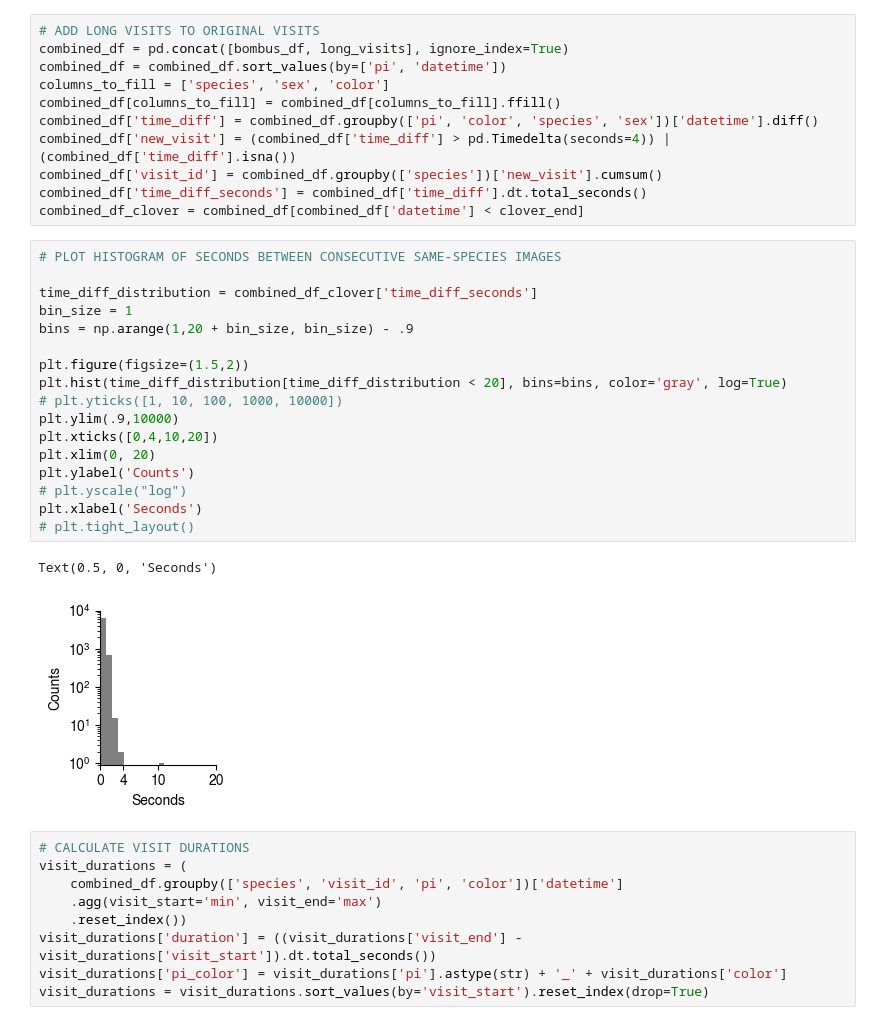
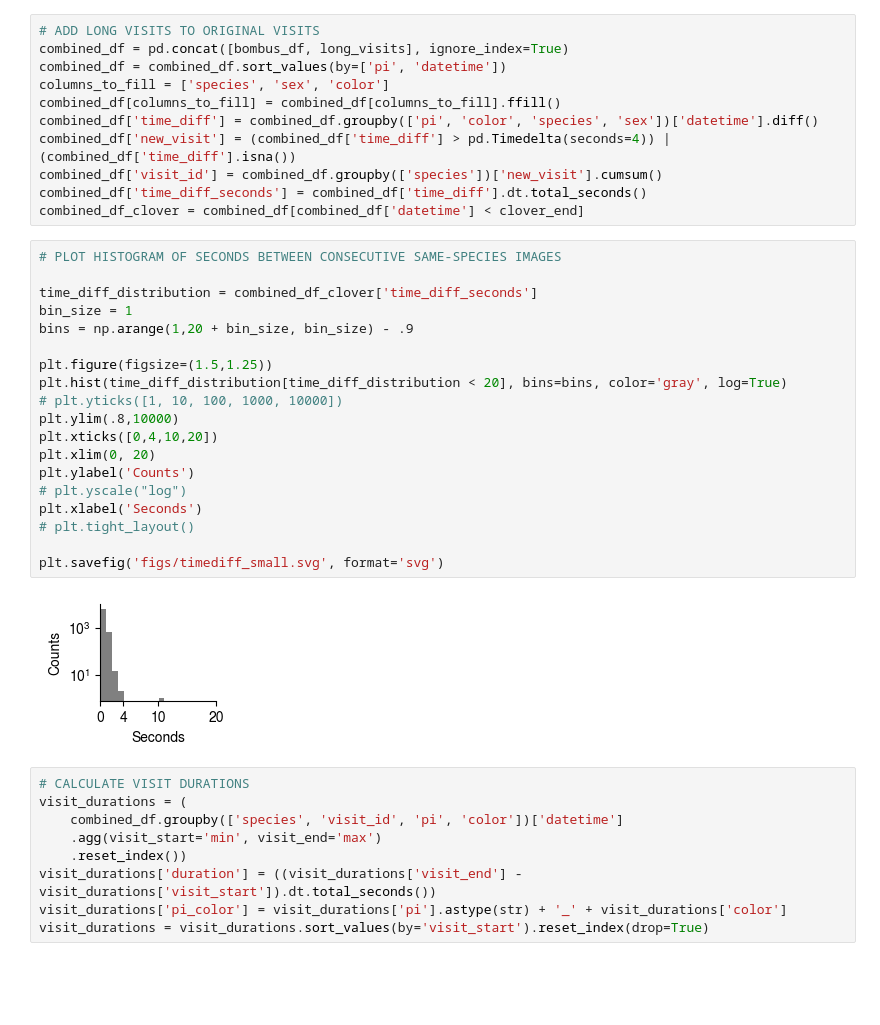
Before and after one commit to mparkergetz/bee_cam_data_processing, a Jupyter notebook: nb2_process_visit_data.ipynb, the cells around one changed output. Saved outputs shown, nothing was run; the diff lists cells and outputs as text; blank space fills up the shorter version.

Commit message:
formatting for resampling test

```diff
--- a/nb2_process_visit_data.ipynb
+++ b/nb2_process_visit_data.ipynb
@@ -90,23 +90,24 @@ combined_df_clover = combined_df[combined_df['datetime'] < clover_end]
 # %%
 # PLOT HISTOGRAM OF SECONDS BETWEEN CONSECUTIVE SAME-SPECIES IMAGES
 
 time_diff_distribution = combined_df_clover['time_diff_seconds']
 bin_size = 1
 bins = np.arange(1,20 + bin_size, bin_size) - .9
 
-plt.figure(figsize=(1.5,2))
+plt.figure(figsize=(1.5,1.25))
 plt.hist(time_diff_distribution[time_diff_distribution < 20], bins=bins, color='gray', log=True)
 # plt.yticks([1, 10, 100, 1000, 10000])
-plt.ylim(.9,10000)
+plt.ylim(.8,10000)
 plt.xticks([0,4,10,20])
 plt.xlim(0, 20)
 plt.ylabel('Counts')
 # plt.yscale("log")
 plt.xlabel('Seconds')
 # plt.tight_layout()
+
+plt.savefig('figs/timediff_small.svg', format='svg')
 # %% [output]
-Text(0.5, 0, 'Seconds')
-[figure, old version]
+[figure, new version]
 # %%
 # CALCULATE VISIT DURATIONS
 visit_durations = (
```
Also changed, not shown: parts of 9 cells of this notebook, 5 other files.
